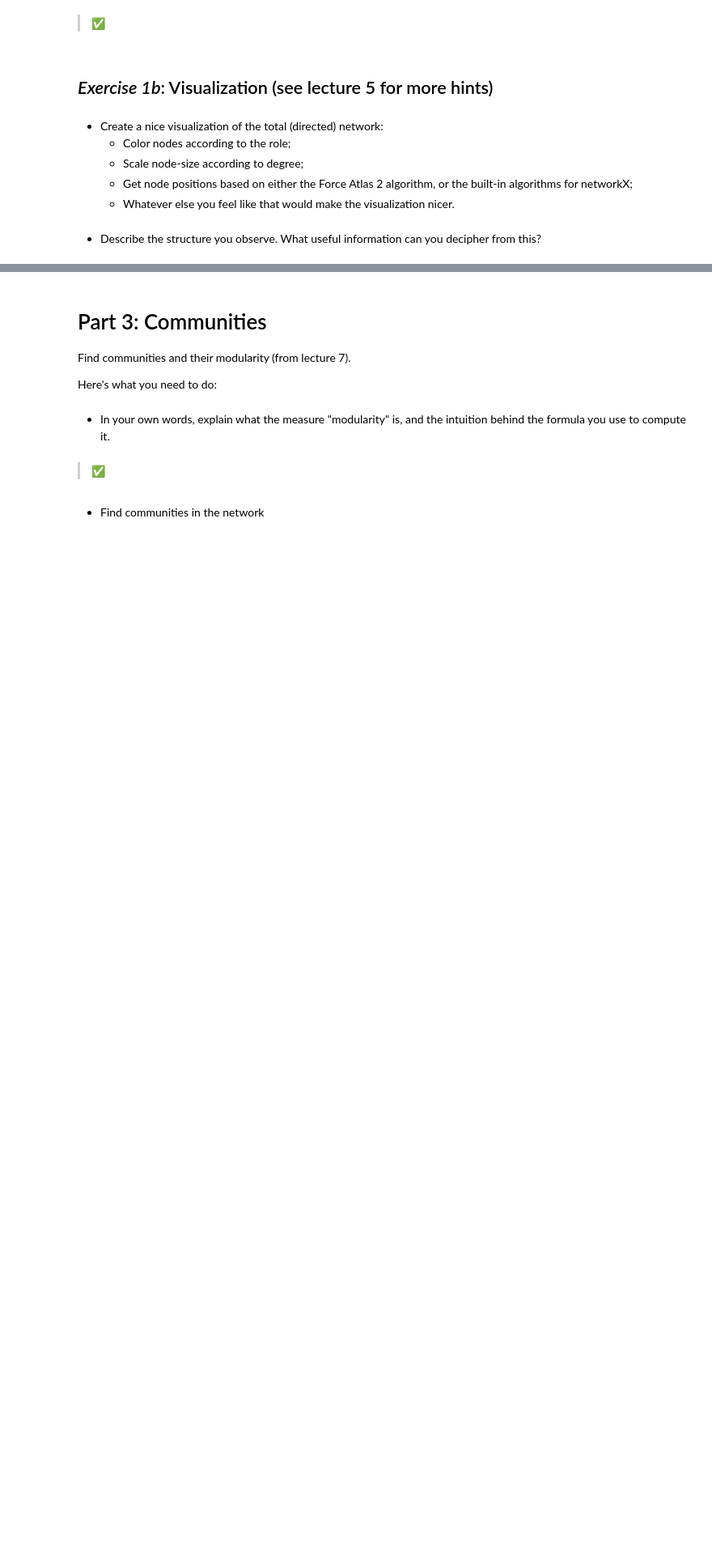
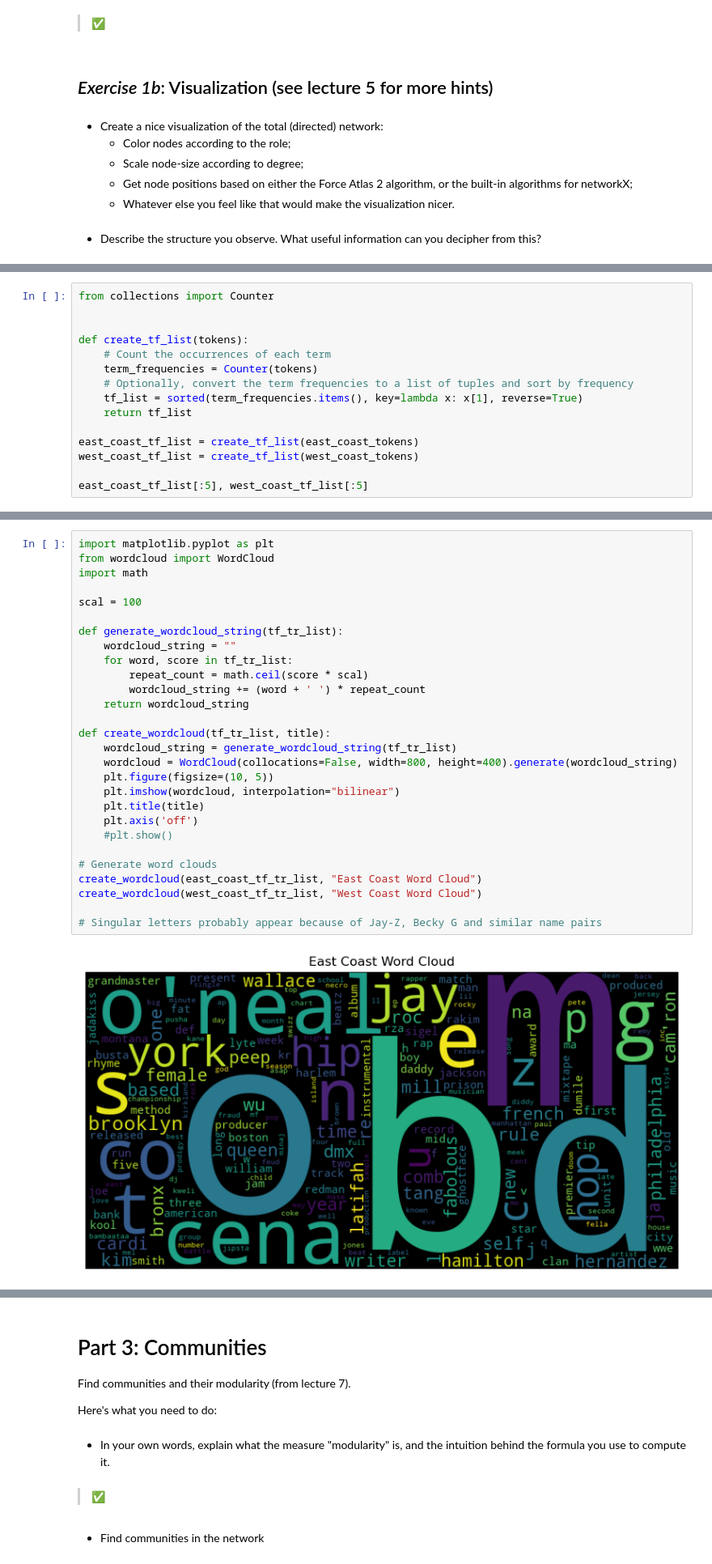
Before and after one commit to jereml99/socialgraphs2023, a Jupyter notebook: assignments/Assignment2.ipynb, the cells around one changed output, grey strips where cells are left out. Shown at 81% size. Drawn from its saved outputs; the diff is of its cells as text; blank space fills up the shorter version.

```diff
--- a/assignments/Assignment2.ipynb
+++ b/assignments/Assignment2.ipynb
@@ -141,0 +177,15 @@ Here's what you need to do:
+# %%
+from collections import Counter
+
+
+def create_tf_list(tokens):
+    # Count the occurrences of each term
+    term_frequencies = Counter(tokens)
+    # Optionally, convert the term frequencies to a list of tuples and sort by frequency
+    tf_list = sorted(term_frequencies.items(), key=lambda x: x[1], reverse=True)
+    return tf_list
+
+east_coast_tf_list = create_tf_list(east_coast_tokens)
+west_coast_tf_list = create_tf_list(west_coast_tokens)
+
+east_coast_tf_list[:5], west_coast_tf_list[:5]
@@ -141,0 +238,30 @@ Here's what you need to do:
+# %%
+import matplotlib.pyplot as plt
+from wordcloud import WordCloud
+import math
+
+scal = 100
+
+def generate_wordcloud_string(tf_tr_list):
+    wordcloud_string = ""
+    for word, score in tf_tr_list:
+        repeat_count = math.ceil(score * scal)
+        wordcloud_string += (word + ' ') * repeat_count
+    return wordcloud_string
+
+def create_wordcloud(tf_tr_list, title):
+    wordcloud_string = generate_wordcloud_string(tf_tr_list)
+    wordcloud = WordCloud(collocations=False, width=800, height=400).generate(wordcloud_string)
+    plt.figure(figsize=(10, 5))
+    plt.imshow(wordcloud, interpolation="bilinear")
+    plt.title(title)
+    plt.axis('off')
+    #plt.show()
+
+# Generate word clouds
+create_wordcloud(east_coast_tf_tr_list, "East Coast Word Cloud")
+create_wordcloud(west_coast_tf_tr_list, "West Coast Word Cloud")
+
+# Singular letters probably appear because of Jay-Z, Becky G and similar name pairs
+# %% [output]
+[figure, added]
```
Also changed, not shown: parts of 7 cells of this notebook.
